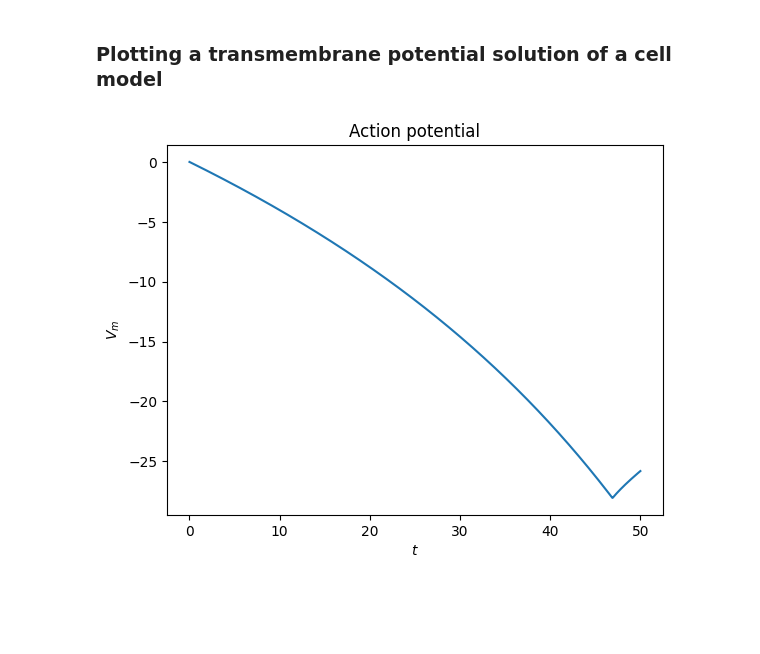
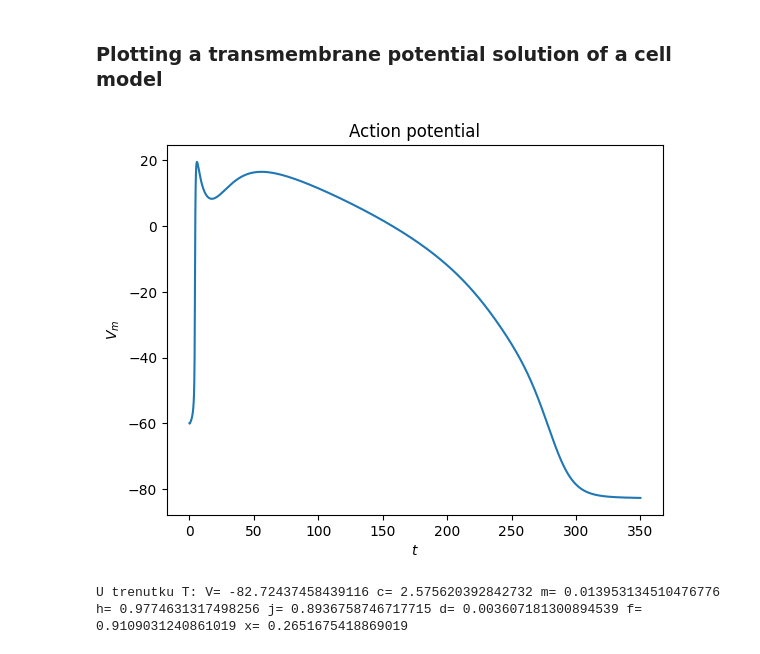
Before and after one commit to VinkoGitHub/Modeliranje-biofizike-srcanog-misica, a Jupyter notebook: solve.ipynb, the cells around one changed output. Drawn from its saved outputs; the diff is of its cells as text; code cells hidden in the pictures; blank space fills up the shorter version.

Commit message:
implemented beeler reuter model

```diff
--- a/solve.ipynb
+++ b/solve.ipynb
@@ -48,9 +48,10 @@ model.plot_signal()
 # %% [markdown]
 ### Plotting a transmembrane potential solution of a cell model
-# %%
-cell_model.visualize(50, 0, 0.01, 0.0, 0.5)
-# %% [output]
-[figure, removed]
+# %%
+cell_model.visualize(350, -60)
+# %% [output]
+[figure, added]
+U trenutku T: V= -82.72437458439116 c= 2.575620392842732 m= 0.013953134510476776 h= 0.9774631317498256 j= 0.8936758746717715 d= 0.003607181300894539 f= 0.9109031240861019 x= 0.2651675418869019
 # %%
 plot_vector_field(domain, lambda x: [x[0], x[0], 0])
 # %% [output]
```
Also changed, not shown: parts of 5 cells of this notebook, 2 other files.
